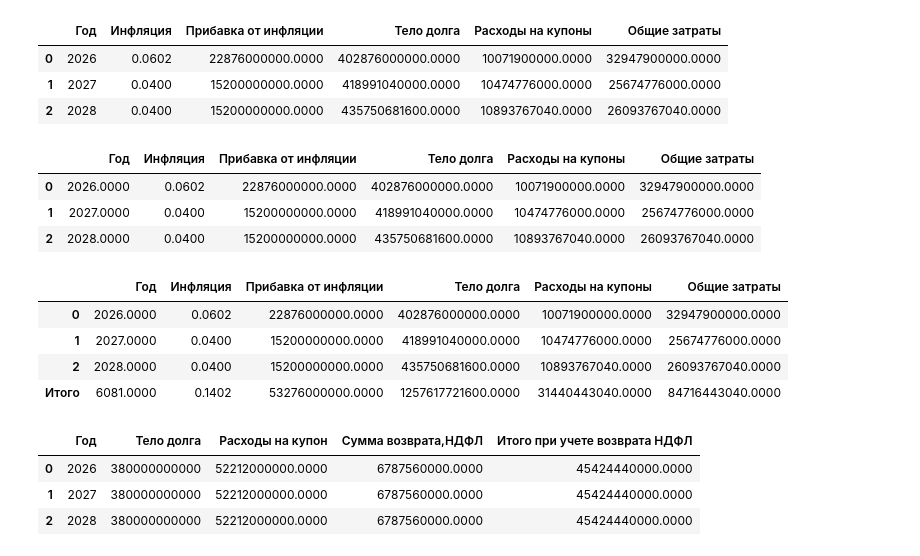
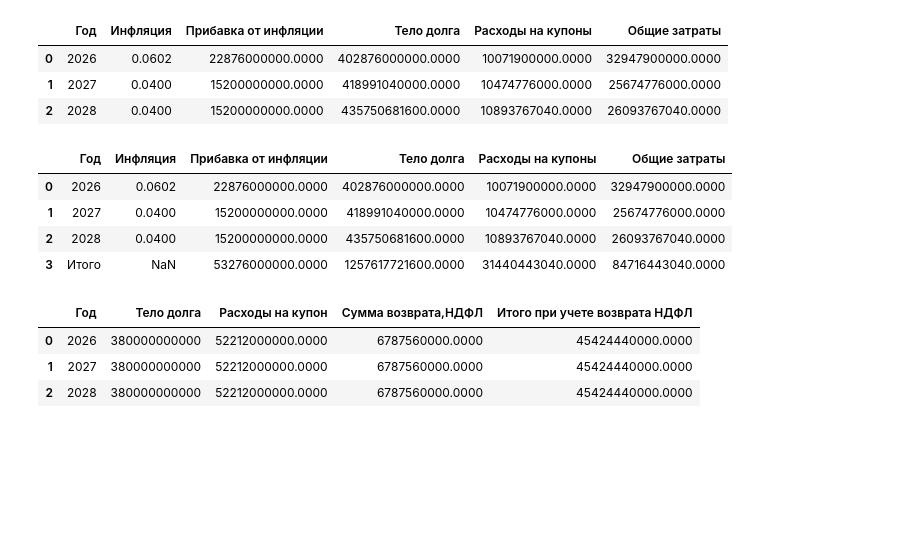
Before and after one commit to DOC8048/ofz-in-l, a Jupyter notebook: ОФЗ ИН (л).ipynb, the cells around one changed output. Cells and saved outputs as stored; diff of their text form; code cells hidden in the pictures; blank space fills up the shorter version.

```diff
--- a/ОФЗ ИН (л).ipynb
+++ b/ОФЗ ИН (л).ipynb
@@ -467,12 +467,3 @@ gos_1
 | 0 | 2026 | 0.0602 | 22876000000.0000 | 402876000000.0000 | 10071900000.0000 | 32947900000.0000 |
 | 1 | 2027 | 0.0400 | 15200000000.0000 | 418991040000.0000 | 10474776000.0000 | 25674776000.0000 |
 | 2 | 2028 | 0.0400 | 15200000000.0000 | 435750681600.0000 | 10893767040.0000 | 26093767040.0000 |
-# %%
-gos_1.loc['Итого'] = gos_1.sum(numeric_only=True)
-gos_1= gos_1.drop('Итого', errors='ignore')
-gos_1
-# %% [output]
-|  | Год | Инфляция | Прибавка от инфляции | Тело долга | Расходы на купоны | Общие затраты |
-| 0 | 2026.0000 | 0.0602 | 22876000000.0000 | 402876000000.0000 | 10071900000.0000 | 32947900000.0000 |
-| 1 | 2027.0000 | 0.0400 | 15200000000.0000 | 418991040000.0000 | 10474776000.0000 | 25674776000.0000 |
-| 2 | 2028.0000 | 0.0400 | 15200000000.0000 | 435750681600.0000 | 10893767040.0000 | 26093767040.0000 |
@@ -482,12 +470,15 @@ total_gos_1.index = ['Итого']
-# %%
-itog = pd.concat([gos_1,total_gos_1])
-itog
-# %% [output]
-|  | Год | Инфляция | Прибавка от инфляции | Тело долга | Расходы на купоны | Общие затраты |
-| 0 | 2026.0000 | 0.0602 | 22876000000.0000 | 402876000000.0000 | 10071900000.0000 | 32947900000.0000 |
-| 1 | 2027.0000 | 0.0400 | 15200000000.0000 | 418991040000.0000 | 10474776000.0000 | 25674776000.0000 |
-| 2 | 2028.0000 | 0.0400 | 15200000000.0000 | 435750681600.0000 | 10893767040.0000 | 26093767040.0000 |
-| Итого | 6081.0000 | 0.1402 | 53276000000.0000 | 1257617721600.0000 | 31440443040.0000 | 84716443040.0000 |
+# %%
+cols = ['Прибавка от инфляции', 'Тело долга', 'Расходы на купоны','Общие затраты']
+total_gos_1 = pd.DataFrame(gos_1[cols].sum()).T
+total_gos_1['Год'] = 'Итого'
+itog1 = pd.concat([gos_1,total_gos_1],ignore_index=True)
+itog1
+# %% [output]
+|  | Год | Инфляция | Прибавка от инфляции | Тело долга | Расходы на купоны | Общие затраты |
+| 0 | 2026 | 0.0602 | 22876000000.0000 | 402876000000.0000 | 10071900000.0000 | 32947900000.0000 |
+| 1 | 2027 | 0.0400 | 15200000000.0000 | 418991040000.0000 | 10474776000.0000 | 25674776000.0000 |
+| 2 | 2028 | 0.0400 | 15200000000.0000 | 435750681600.0000 | 10893767040.0000 | 26093767040.0000 |
+| 3 | Итого | NaN | 53276000000.0000 | 1257617721600.0000 | 31440443040.0000 | 84716443040.0000 |
 # %%
 gos_2 = gos[['Год']].copy()
 gos_2['Тело долга'] = const['Привлекаемые_средства']
```
Also changed, not shown: parts of 2 cells of this notebook.
